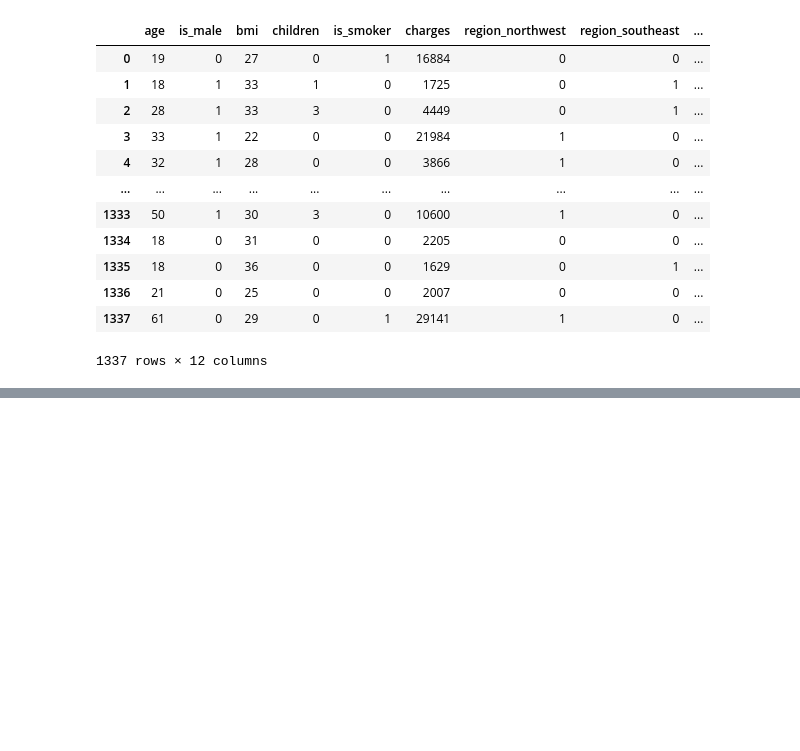
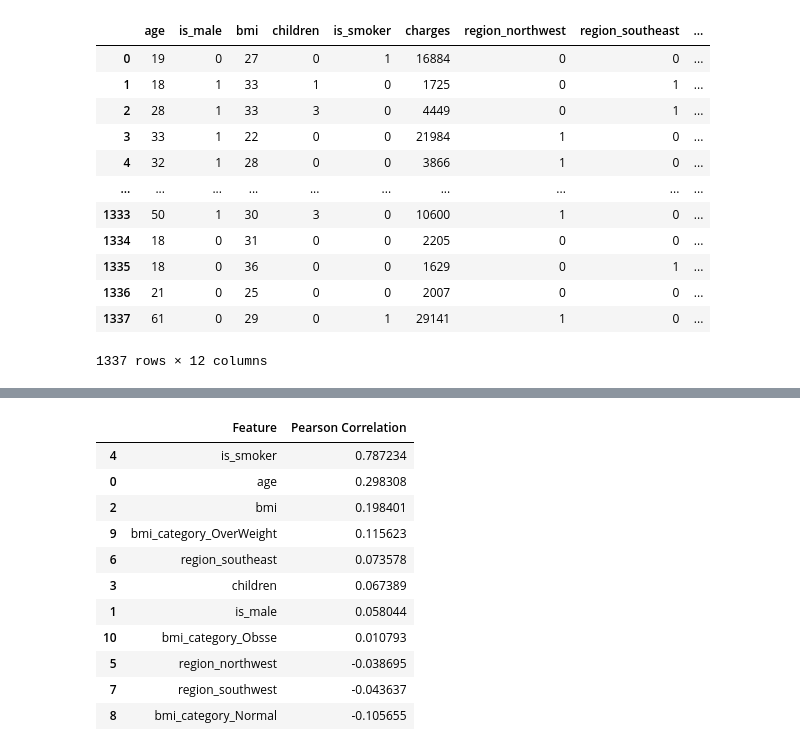
Before and after one commit to khalidkhankakar/Hands-on-Machine-Learning, a Jupyter notebook: mini project 1/main.ipynb, the cells around one changed output, grey strips where cells are left out. Drawn from its saved outputs; the diff is of its cells as text; code cells hidden in the pictures; blank space fills up the shorter version.

```diff
--- a/mini project 1/main.ipynb
+++ b/mini project 1/main.ipynb
@@ -201,0 +216,29 @@ new_df.astype(int)
+# %%
+from scipy.stats import pearsonr
+
+selected_features =  [
+       'age', 'is_male', 'bmi',
+       'children', 'is_smoker',
+       'region_northwest', 'region_southeast', 'region_southwest',
+       'bmi_category_Normal', 'bmi_category_OverWeight', 'bmi_category_Obsse']
+
+correlations = {
+    feature : pearsonr(new_df[feature],new_df['charges'])[0]
+    for feature in selected_features
+}
+
+correlation_df = pd.DataFrame(list(correlations.items()), columns=['Feature', 'Pearson Correlation'])
+correlation_df.sort_values(by='Pearson Correlation', ascending=False)
+# %% [output]
+|  | Feature | Pearson Correlation |
+| 4 | is_smoker | 0.787234 |
+| 0 | age | 0.298308 |
+| 2 | bmi | 0.198401 |
+| 9 | bmi_category_OverWeight | 0.115623 |
+| 6 | region_southeast | 0.073578 |
+| 3 | children | 0.067389 |
+| 1 | is_male | 0.058044 |
+| 10 | bmi_category_Obsse | 0.010793 |
+| 5 | region_northwest | -0.038695 |
+| 7 | region_southwest | -0.043637 |
+| 8 | bmi_category_Normal | -0.105655 |
```
Also changed, not shown: parts of 5 cells of this notebook.
